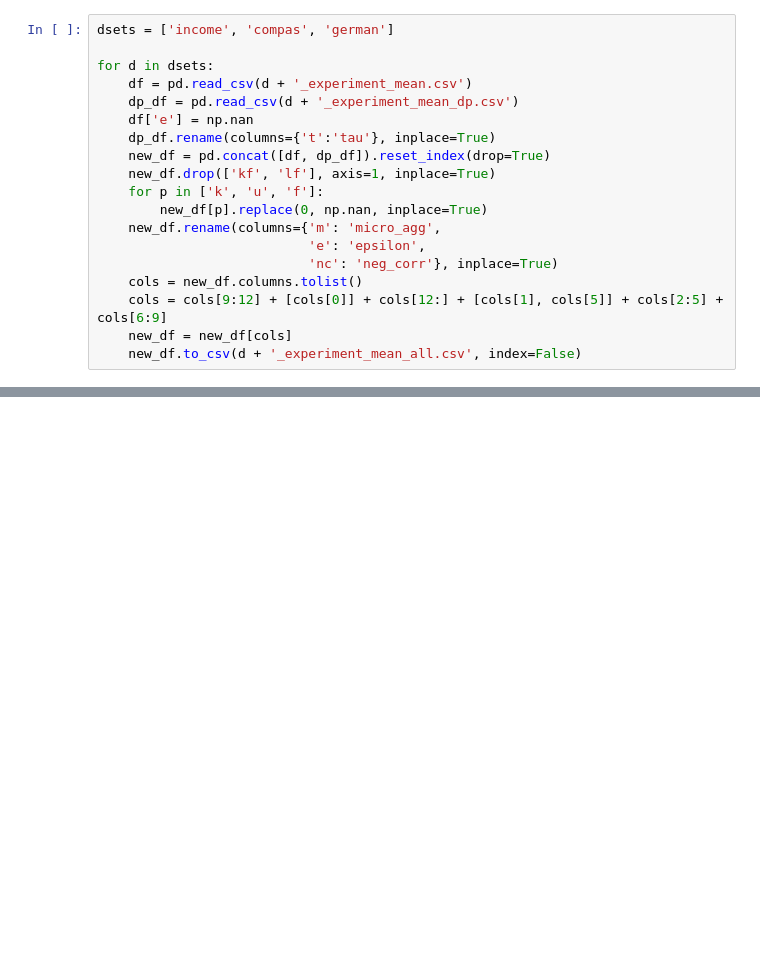
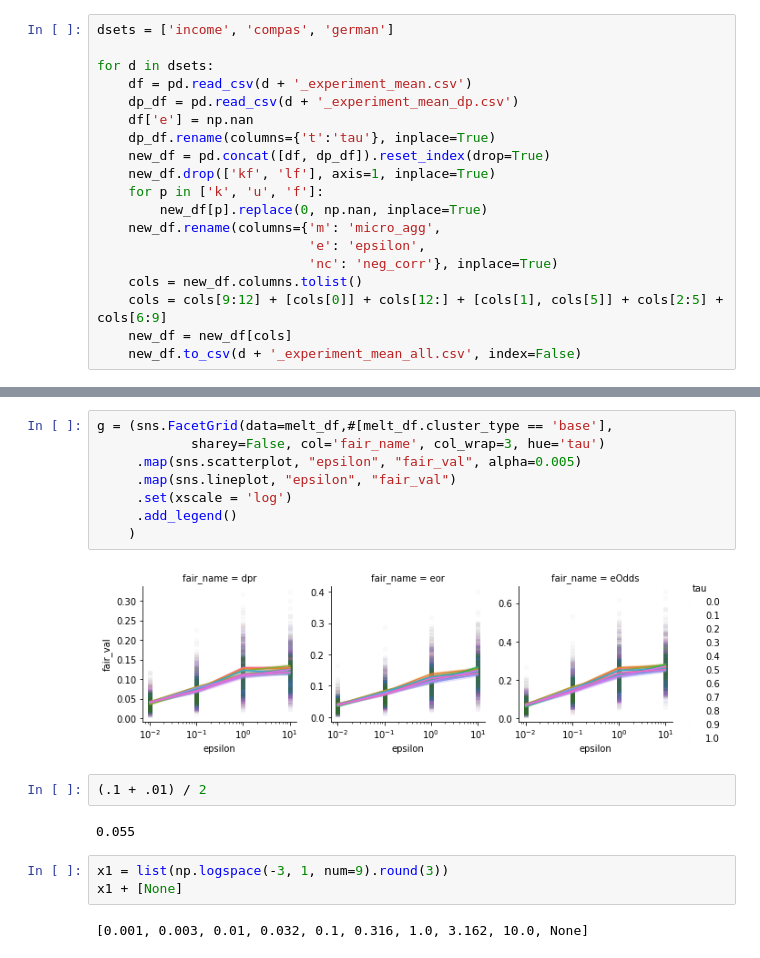
Before and after one commit to vladoxNCL/fairMDAVplus, a Jupyter notebook: Datasets/data_merge.ipynb, the cells around one changed output, grey strips where cells are left out. Saved outputs shown, nothing was run; the diff lists cells and outputs as text; blank space fills up the shorter version.

```diff
--- a/Datasets/data_merge.ipynb
+++ b/Datasets/data_merge.ipynb
@@ -37,0 +137,19 @@ for d in dsets:
+# %%
+g = (sns.FacetGrid(data=melt_df,#[melt_df.cluster_type == 'base'],
+            sharey=False, col='fair_name', col_wrap=3, hue='tau')
+     .map(sns.scatterplot, "epsilon", "fair_val", alpha=0.005)
+     .map(sns.lineplot, "epsilon", "fair_val")
+     .set(xscale = 'log')
+     .add_legend()
+    )
+# %% [output]
+[figure, added]
+# %%
+(.1 + .01) / 2
+# %% [output]
+0.055
+# %%
+x1 = list(np.logspace(-3, 1, num=9).round(3))
+x1 + [None]
+# %% [output]
+[0.001, 0.003, 0.01, 0.032, 0.1, 0.316, 1.0, 3.162, 10.0, None]
```
Also changed, not shown: parts of 18 cells of this notebook, 3 other files.
